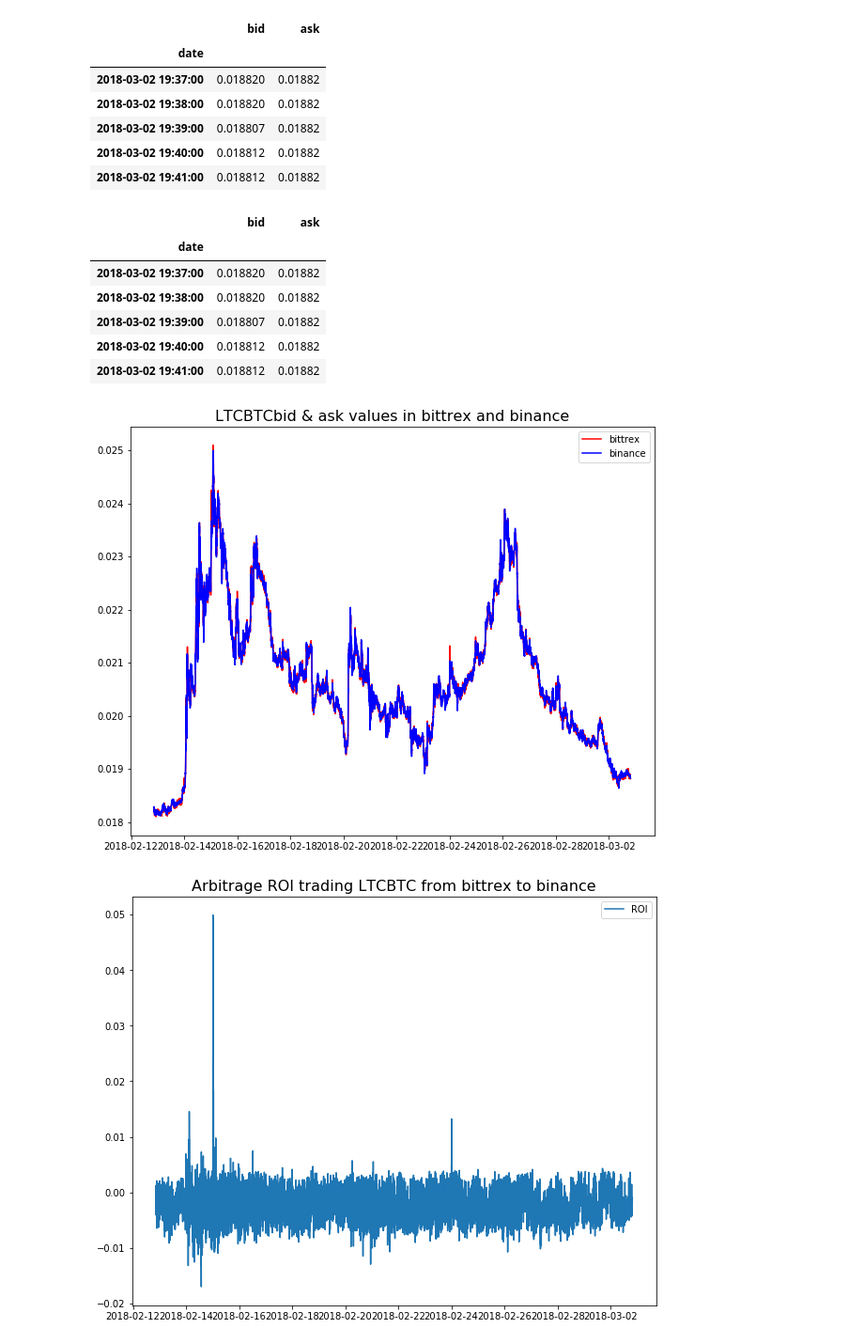
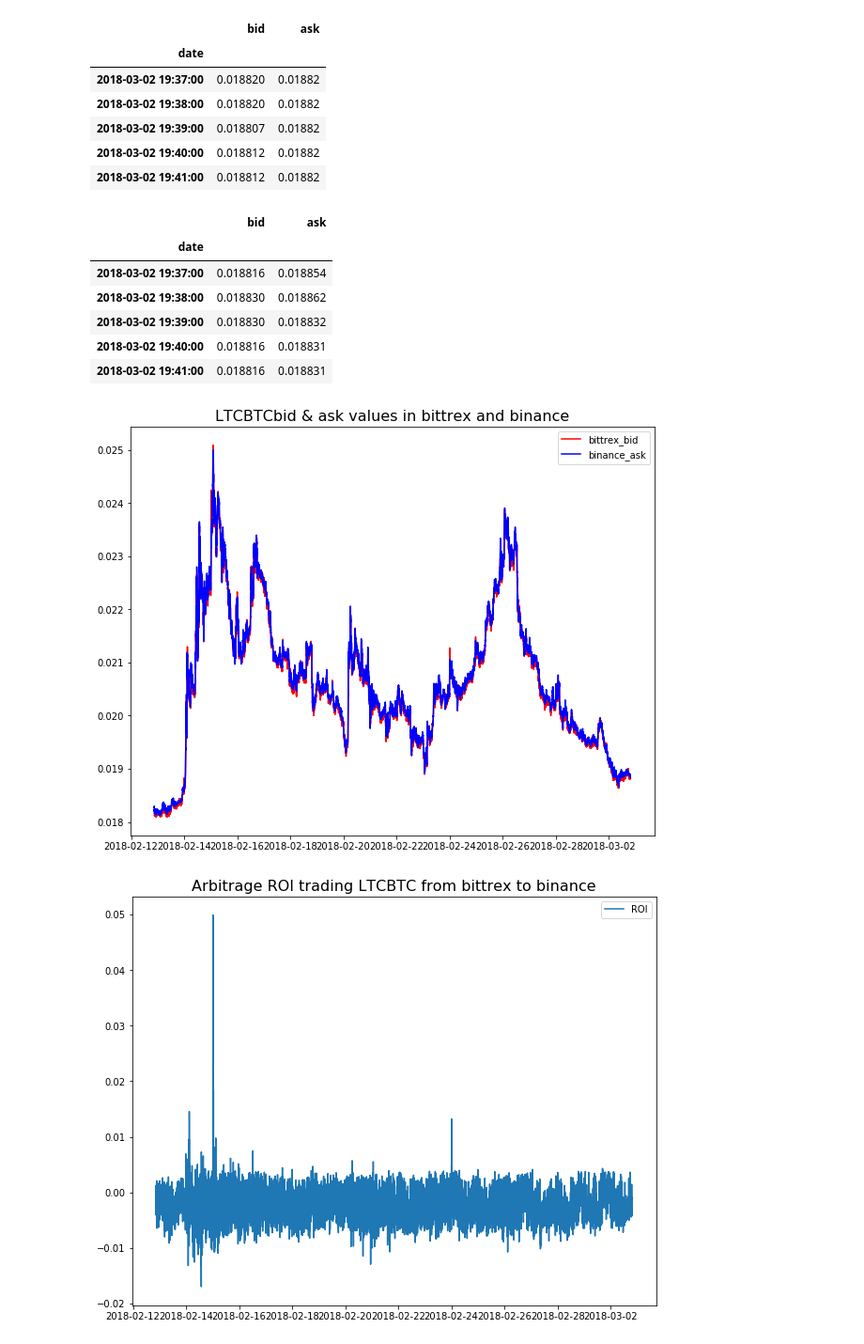
Before and after one commit to fedecaccia/finance_articles, a Jupyter notebook: pair_trading/how-to-really-profit-from-arbitrage-opportunities.ipynb, the cells around one changed output. Shown: that part at 94% size. Cells and saved outputs as stored; diff of their text form; code cells hidden in the pictures.

```diff
--- a/pair_trading/how-to-really-profit-from-arbitrage-opportunities.ipynb
+++ b/pair_trading/how-to-really-profit-from-arbitrage-opportunities.ipynb
@@ -40,24 +50,28 @@ pair1.tail()
 | 2018-03-02 19:40:00 | 0.018812 | 0.01882 |
 | 2018-03-02 19:41:00 | 0.018812 | 0.01882 |
 # %%
-pair1.tail()
+pair2.tail()
 # %% [output]
 |  | bid | ask |
 | date |  |  |
-| 2018-03-02 19:37:00 | 0.018820 | 0.01882 |
-| 2018-03-02 19:38:00 | 0.018820 | 0.01882 |
-| 2018-03-02 19:39:00 | 0.018807 | 0.01882 |
-| 2018-03-02 19:40:00 | 0.018812 | 0.01882 |
-| 2018-03-02 19:41:00 | 0.018812 | 0.01882 |
+| 2018-03-02 19:37:00 | 0.018816 | 0.018854 |
+| 2018-03-02 19:38:00 | 0.018830 | 0.018862 |
+| 2018-03-02 19:39:00 | 0.018830 | 0.018832 |
+| 2018-03-02 19:40:00 | 0.018816 | 0.018831 |
+| 2018-03-02 19:41:00 | 0.018816 | 0.018831 |
 # %%
 plt.figure(num=1, figsize=(10,8))
 plt.title(symbol +"bid & ask values in "+exchange1+" and "+exchange2, fontsize=16)
-plt.plot((pair1["bid"]+pair1["ask"])/2, label=exchange1, color="red")
-plt.plot((pair2["bid"]+pair2["ask"])/2, label=exchange2, color="blue")
+#plt.plot(((pair1["bid"]+pair1["ask"])/2)[:300], label=exchange1, color="red")
+#plt.plot(((pair2["bid"]+pair2["ask"])/2)[:300], label=exchange2, color="blue")
+#plt.plot(pair1["bid"][600:900], label=exchange1+"_bid", color="red")
+#plt.plot(pair2["ask"][600:900], label=exchange2+"_ask", color="blue")
+plt.plot(pair1["bid"], label=exchange1+"_bid", color="red")
+plt.plot(pair2["ask"], label=exchange2+"_ask", color="blue")
 plt.legend()
 plt.show()
 # %% [output]
-[figure, old version]
+[figure, new version]
 # %%
 plt.figure(num=1, figsize=(10,8))
 plt.title("Arbitrage ROI trading "+symbol+" from "+exchange1+" to "+exchange2, fontsize=16)
```
Also changed, not shown: parts of 6 cells of this notebook, 9 other files.
